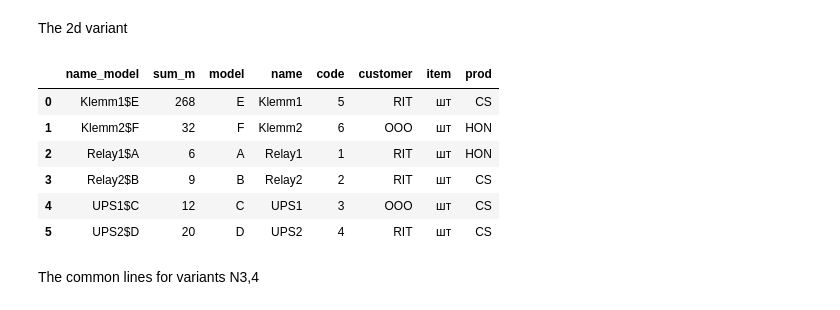
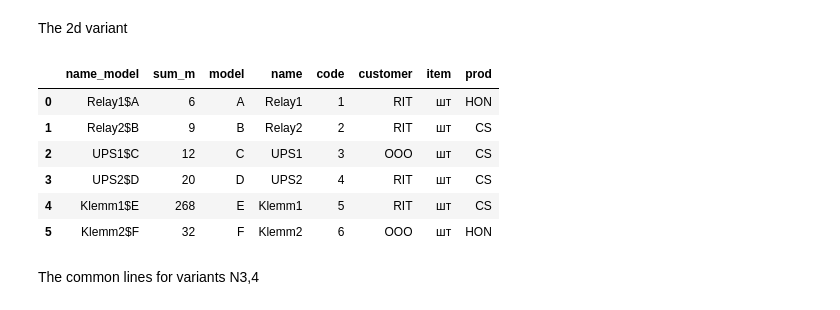
Before and after one commit to sashnat/pandas-practice, a Jupyter notebook: concatinating databases New.ipynb, the cells around one changed output. Cells and saved outputs as stored; diff of their text form; code cells hidden in the pictures.

```diff
--- a/concatinating databases New.ipynb
+++ b/concatinating databases New.ipynb
@@ -6,7 +6,7 @@ coded by Natalia Sashnikova.
 import pandas as pd
 import numpy as np
 # %%
-table = r'C:\\Users\user\PycharmProjects\\jupyter\for work\all eqs.xlsx'
+table = r'C:\\Users\\PycharmProjects\\all for work\all eqs.xlsx'
 # %% [markdown]
 #The 1st variant
 # %%
@@ -51,23 +51,23 @@ for i in range(1,5):
     list_dfn.append(dfn)
 # %%
 
-df2 = pd.concat(list_dfn)
+df2 = pd.concat(list_dfn, sort = True)
 df2['-'] = ['$' for i in range(len(df2))]
 df2['name_model'] = df2[['name', '-', 'model']].astype(str).sum(axis=1)
 df2 = df2.fillna({'q-ty1':0,'q-ty2':0,'q-ty3':0,'q-ty4':0})
 df2['sum_m']= df2['q-ty1'].astype(int) + df2['q-ty2'].astype(int) + df2['q-ty3'].astype(int) + df2['q-ty4'].astype(int)
 
 f = {'sum_m': 'sum', 'model': 'first', 'name' : 'first', 'code' : 'first', 'customer' : 'first', 'item' : 'first', 'prod' : 'first'}
-df2 = df2.groupby('name_model', as_index=False).agg(f)
+df2 = df2.groupby('name_model', as_index=False, axis=0, sort=False).agg(f)
 df2
 # %% [output]
 |  | name_model | sum_m | model | name | code | customer | item | prod |
-| 0 | Klemm1$E | 268 | E | Klemm1 | 5 | RIT | шт | CS |
-| 1 | Klemm2$F | 32 | F | Klemm2 | 6 | OOO | шт | HON |
-| 2 | Relay1$A | 6 | A | Relay1 | 1 | RIT | шт | HON |
-| 3 | Relay2$B | 9 | B | Relay2 | 2 | RIT | шт | CS |
-| 4 | UPS1$C | 12 | C | UPS1 | 3 | OOO | шт | CS |
-| 5 | UPS2$D | 20 | D | UPS2 | 4 | RIT | шт | CS |
+| 0 | Relay1$A | 6 | A | Relay1 | 1 | RIT | шт | HON |
+| 1 | Relay2$B | 9 | B | Relay2 | 2 | RIT | шт | CS |
+| 2 | UPS1$C | 12 | C | UPS1 | 3 | OOO | шт | CS |
+| 3 | UPS2$D | 20 | D | UPS2 | 4 | RIT | шт | CS |
+| 4 | Klemm1$E | 268 | E | Klemm1 | 5 | RIT | шт | CS |
+| 5 | Klemm2$F | 32 | F | Klemm2 | 6 | OOO | шт | HON |
 # %% [markdown]
 The common lines for variants N3,4
 # %%
```
Also changed, not shown: parts of 5 cells of this notebook.
